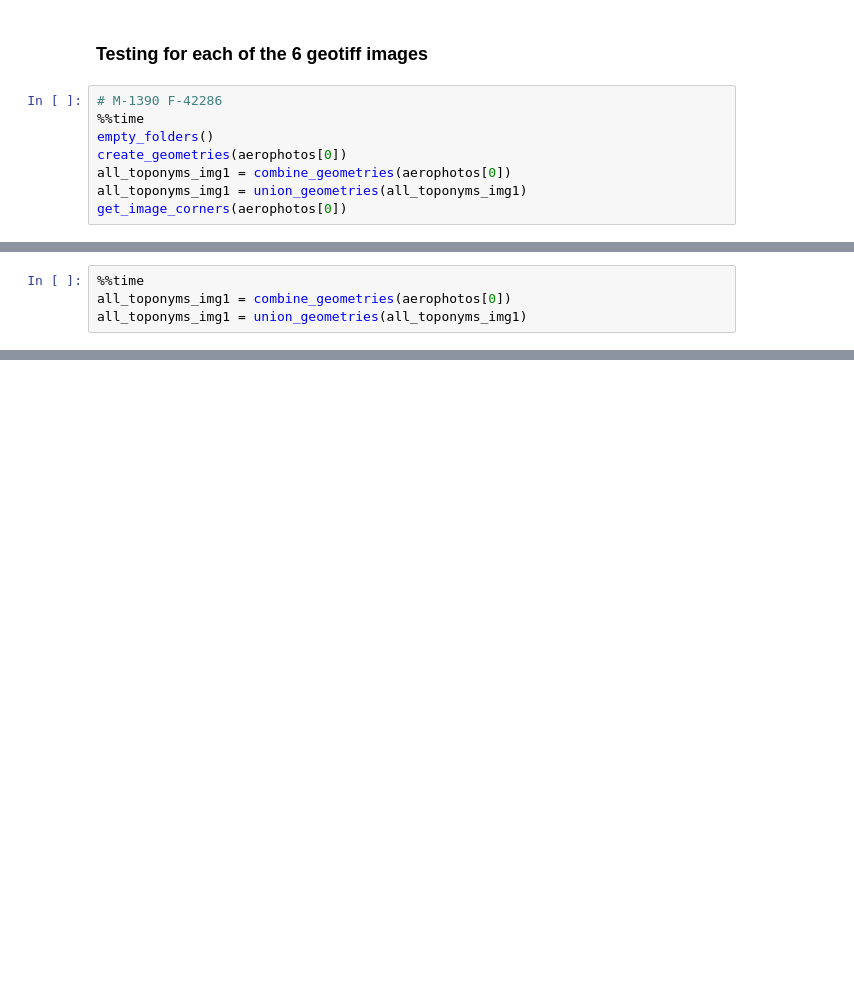
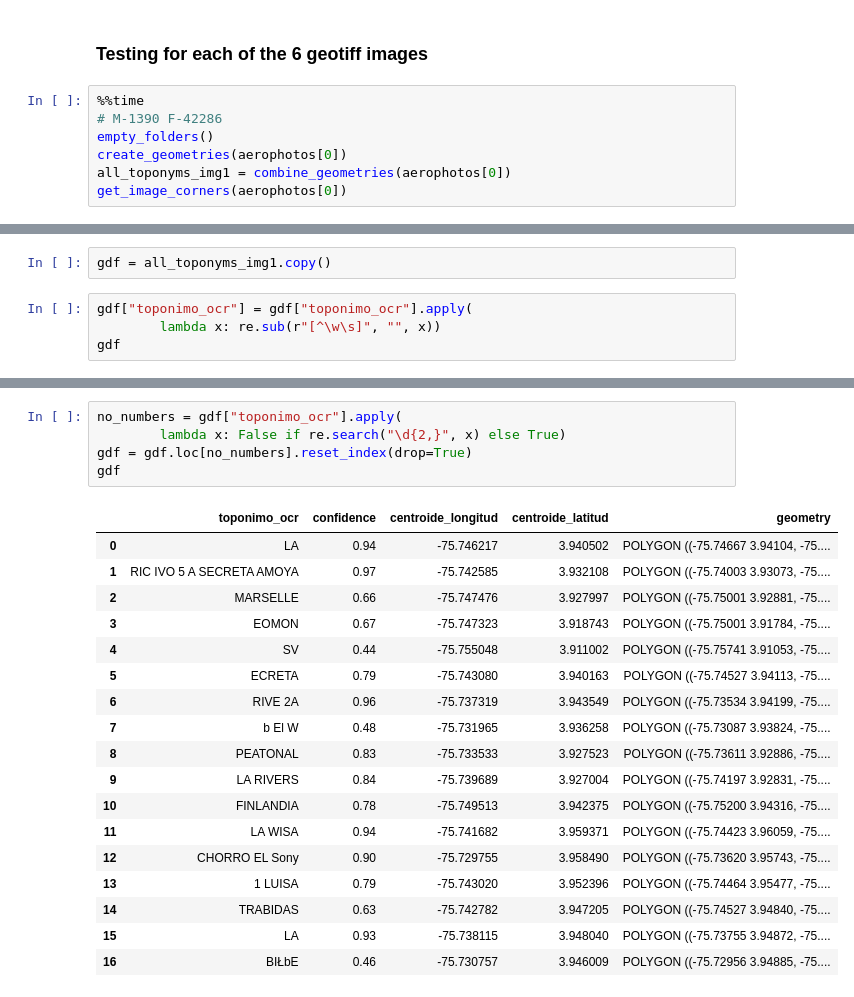
Before and after one commit to jcelis87/IGAC-team18, a Jupyter notebook: Model/Model v3.ipynb, the cells around one changed output, grey strips where cells are left out. Drawn from its saved outputs; the diff is of its cells as text; blank space fills up the shorter version.

```diff
--- a/Model/Model v3.ipynb
+++ b/Model/Model v3.ipynb
@@ -482,10 +484,9 @@ aerophotos
 # %% [markdown]
 ### Testing for each of the 6 geotiff images
 # %%
+%%time
 # M-1390 F-42286
-%%time
 empty_folders()
 create_geometries(aerophotos[0])
 all_toponyms_img1 = combine_geometries(aerophotos[0])
-all_toponyms_img1 = union_geometries(all_toponyms_img1)
 get_image_corners(aerophotos[0])
@@ -492,4 +499,0 @@ get_image_corners(aerophotos[0])
-# %%
-%%time
-all_toponyms_img1 = combine_geometries(aerophotos[0])
-all_toponyms_img1 = union_geometries(all_toponyms_img1)
@@ -497,0 +520,6 @@ Wall time: 12.1 s
+# %%
+gdf = all_toponyms_img1.copy()
+# %%
+gdf["toponimo_ocr"] = gdf["toponimo_ocr"].apply(
+        lambda x: re.sub(r"[^\w\s]", "", x))
+gdf
@@ -497,0 +544,24 @@ Wall time: 12.1 s
+# %%
+no_numbers = gdf["toponimo_ocr"].apply(
+        lambda x: False if re.search("\d{2,}", x) else True)
+gdf = gdf.loc[no_numbers].reset_index(drop=True)
+gdf
+# %% [output]
+|  | toponimo_ocr | confidence | centroide_longitud | centroide_latitud | geometry |
+| 0 | LA | 0.94 | -75.746217 | 3.940502 | POLYGON ((-75.74667 3.94104, -75.... |
+| 1 | RIC IVO 5 A SECRETA AMOYA | 0.97 | -75.742585 | 3.932108 | POLYGON ((-75.74003 3.93073, -75.... |
+| 2 | MARSELLE | 0.66 | -75.747476 | 3.927997 | POLYGON ((-75.75001 3.92881, -75.... |
+| 3 | EOMON | 0.67 | -75.747323 | 3.918743 | POLYGON ((-75.75001 3.91784, -75.... |
+| 4 | SV | 0.44 | -75.755048 | 3.911002 | POLYGON ((-75.75741 3.91053, -75.... |
+| 5 | ECRETA | 0.79 | -75.743080 | 3.940163 | POLYGON ((-75.74527 3.94113, -75.... |
+| 6 | RIVE 2А | 0.96 | -75.737319 | 3.943549 | POLYGON ((-75.73534 3.94199, -75.... |
+| 7 | b El W | 0.48 | -75.731965 | 3.936258 | POLYGON ((-75.73087 3.93824, -75.... |
+| 8 | PEATONAL | 0.83 | -75.733533 | 3.927523 | POLYGON ((-75.73611 3.92886, -75.... |
+| 9 | LA RIVERS | 0.84 | -75.739689 | 3.927004 | POLYGON ((-75.74197 3.92831, -75.... |
+| 10 | FINLANDIA | 0.78 | -75.749513 | 3.942375 | POLYGON ((-75.75200 3.94316, -75.... |
+| 11 | LA WISA | 0.94 | -75.741682 | 3.959371 | POLYGON ((-75.74423 3.96059, -75.... |
+| 12 | CHORRO EL Sony | 0.90 | -75.729755 | 3.958490 | POLYGON ((-75.73620 3.95743, -75.... |
+| 13 | 1 LUISA | 0.79 | -75.743020 | 3.952396 | POLYGON ((-75.74464 3.95477, -75.... |
+| 14 | TRABIDAS | 0.63 | -75.742782 | 3.947205 | POLYGON ((-75.74527 3.94840, -75.... |
+| 15 | LA | 0.93 | -75.738115 | 3.948040 | POLYGON ((-75.73755 3.94872, -75.... |
+| 16 | BIŁbE | 0.46 | -75.730757 | 3.946009 | POLYGON ((-75.72956 3.94885, -75.... |
```
Also changed, not shown: parts of 9 cells of this notebook, 47 other files.
